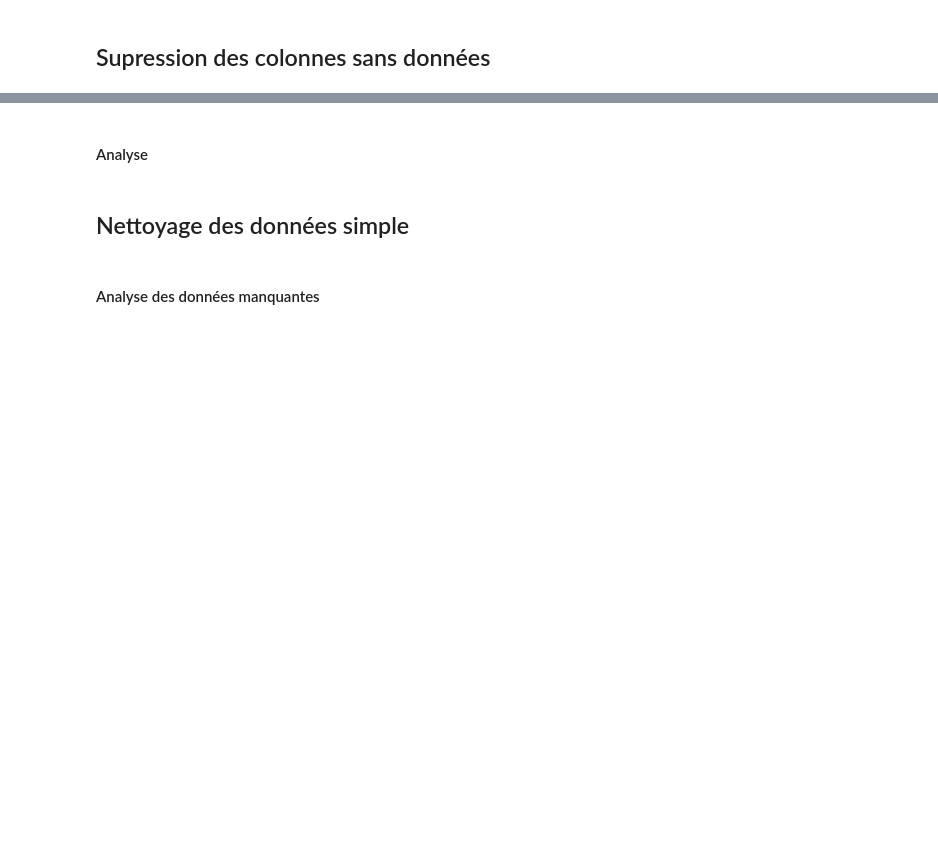
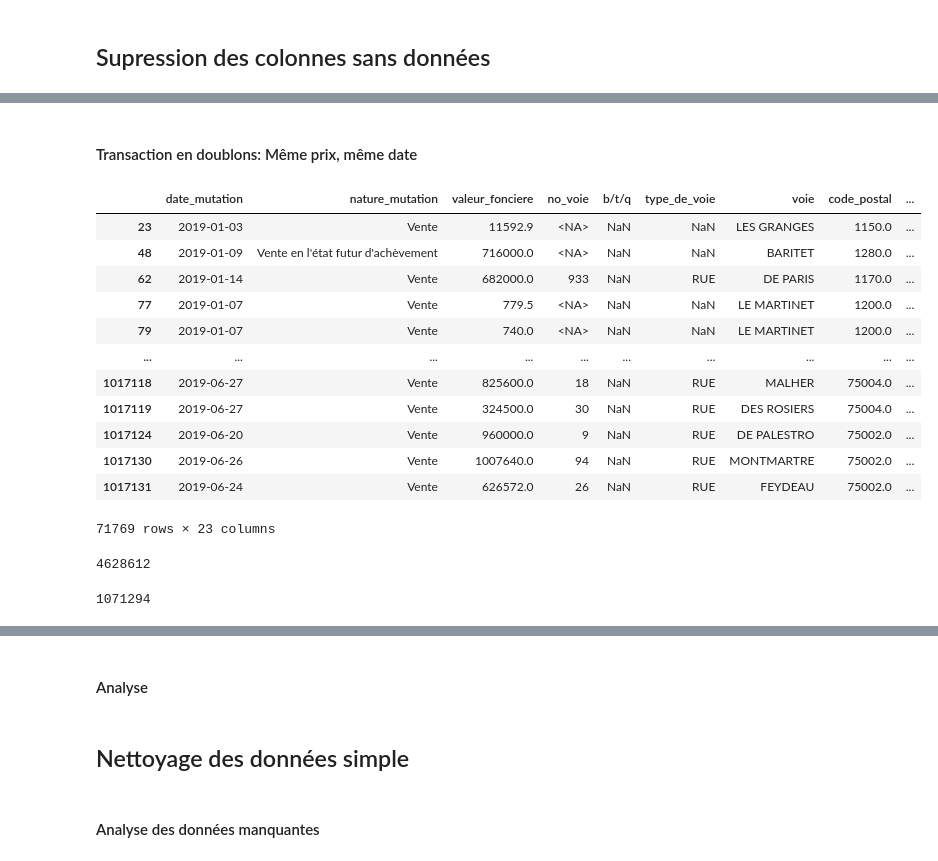
Before and after one commit to houseofai/french-realestate-price-prediction, a Jupyter notebook: 1_Data_Cleaning.ipynb, the cells around one changed output, grey strips where cells are left out. Drawn from its saved outputs; the diff is of its cells as text; code cells hidden in the pictures; blank space fills up the shorter version.

```diff
--- a/1_Data_Cleaning.ipynb
+++ b/1_Data_Cleaning.ipynb
@@ -10,20 +10,22 @@ import pandas as pd
 import missingno as msno
 import glob
 from datetime import datetime
+
+pd.options.display.max_columns = None
 # %% [markdown]
 ## Chargement du fichiers des valeurs foncières
 # %%
 dateparse = lambda x: datetime.strptime(x, '%d/%m/%Y') # 03/01/2018
-def_types = {'Code postal': 'category',
-             'B/T/Q': 'category',
-             'Nature mutation': 'category',
-             'Type de voie': 'category',
-             'Voie': 'category',
-             'Commune': 'category',
-             'Code departement': 'category',
-             'Type local': 'category',
-             'Nature culture': 'category',
-             'Nature culture speciale': 'category',
+def_types = {#'Code postal': 'category',
+             #'B/T/Q': 'category',
+             #'Nature mutation': 'category',
+             #'Type de voie': 'category',
+             #'Voie': 'category',
+             #'Commune': 'category',
+             #'Code departement': 'category',
+             #'Type local': 'category',
+             #'Nature culture': 'category',
+             #'Nature culture speciale': 'category',
 
              'No voie': 'Int64',
              'Surface Carrez du 1er lot':'Float16',
@@ -36,11 +38,12 @@ def_types = {'Code postal': 'category',
              'Surface reelle bati': 'Float32',
              'Nombre pieces principales': 'Int8',
              'Surface terrain':'Float32'
-             #'Date mutation':'datetime64'
             }
-col_exclude = ['Prefixe de section', 'Section', 'No plan',
+col_exclude = ['Code service CH', 'Reference document', '1 Articles CGI',
+               '2 Articles CGI', '3 Articles CGI', '4 Articles CGI', '5 Articles CGI', 'Identifiant local',
+               'Prefixe de section', 'Section', 'No plan',
                'No Volume','No disposition','Code type local', 'Code voie',
                '5eme lot', '4eme lot', '3eme lot', '2eme lot', '1er lot']
 all_files = glob.glob("data/*.txt")
-df = pd.concat((pd.read_csv(f, sep='|', decimal=",", dtype=def_types, parse_dates=['Date mutation'], date_parser=dateparse, usecols=lambda col: col not in col_exclude) for f in all_files))
-#df = pd.read_csv('data/valeursfoncieres-2018.txt', sep='|', decimal=",", dtype=def_types, parse_dates=['Date mutation'], date_parser=dateparse)
+#df = pd.concat((pd.read_csv(f, sep='|', decimal=",", dtype=def_types, parse_dates=['Date mutation'], date_parser=dateparse, usecols=lambda col: col not in col_exclude) for f in all_files))
+df = pd.read_csv('data/valeursfoncieres-2019.txt', sep='|', decimal=",", dtype=def_types, parse_dates=['Date mutation'], date_parser=dateparse,usecols=lambda col: col not in col_exclude)
@@ -86,8 +79,2 @@ df.drop(['1er lot'],axis=1, inplace=True, errors='ignore')
 # %% [markdown]
 ## Supression des colonnes sans données
-# %%
-# Drop NaN columns
-orig_col = df.columns
-df.dropna(how='all', axis=1, inplace=True)
-print("Suppression de {} colonnes sans données:".format(len(orig_col)-len(df.columns)))
-print([item for item in orig_col if item not in df.columns])
@@ -94,5 +83,5 @@ print([item for item in orig_col if item not in df.columns])
 # %%
 # Suppression des lignes où il n'y a pas de 'valeurs foncières'
-indexNames = df[df['Valeur fonciere'].isnull()].index
-df.drop(indexNames, inplace=True)
+#indexNames = df[df['valeur_fonciere'].isnull()].index
+#df.drop(indexNames, inplace=True)
 # %% [markdown]
@@ -115,0 +118,30 @@ df.rename(columns=columns, inplace=True)
+# %% [markdown]
+#### Transaction en doublons: Même prix, même date
+# %%
+doublons = df.groupby(['date_mutation','valeur_fonciere']).filter(lambda x: len(x) == 1)
+#doublons = doublons[doublons.values==1]
+doublons
+# %% [output]
+|  | date_mutation | nature_mutation | valeur_fonciere | no_voie | b/t/q | type_de_voie | voie | code_postal | ... |
+| 23 | 2019-01-03 | Vente | 11592.9 | <NA> | NaN | NaN | LES GRANGES | 1150.0 | ... |
+| 48 | 2019-01-09 | Vente en l'état futur d'achèvement | 716000.0 | <NA> | NaN | NaN | BARITET | 1280.0 | ... |
+| 62 | 2019-01-14 | Vente | 682000.0 | 933 | NaN | RUE | DE PARIS | 1170.0 | ... |
+| 77 | 2019-01-07 | Vente | 779.5 | <NA> | NaN | NaN | LE MARTINET | 1200.0 | ... |
+| 79 | 2019-01-07 | Vente | 740.0 | <NA> | NaN | NaN | LE MARTINET | 1200.0 | ... |
+| ... | ... | ... | ... | ... | ... | ... | ... | ... | ... |
+| 1017118 | 2019-06-27 | Vente | 825600.0 | 18 | NaN | RUE | MALHER | 75004.0 | ... |
+| 1017119 | 2019-06-27 | Vente | 324500.0 | 30 | NaN | RUE | DES ROSIERS | 75004.0 | ... |
+| 1017124 | 2019-06-20 | Vente | 960000.0 | 9 | NaN | RUE | DE PALESTRO | 75002.0 | ... |
+| 1017130 | 2019-06-26 | Vente | 1007640.0 | 94 | NaN | RUE | MONTMARTRE | 75002.0 | ... |
+| 1017131 | 2019-06-24 | Vente | 626572.0 | 26 | NaN | RUE | FEYDEAU | 75002.0 | ... |
+71769 rows × 23 columns
+# %%
+df_maisons = df[(df['type_local']=='Maison')&(df['nature_mutation']=='Vente')]
+df_maisons.size
+# %% [output]
+4628612
+# %%
+df_maisons_simple = df_maisons.groupby(['date_mutation','valeur_fonciere']).filter(lambda x: len(x) == 1)
+df_maisons_simple.size
+# %% [output]
+1071294
```
Also changed, not shown: parts of 18 cells of this notebook, 4 other files.
